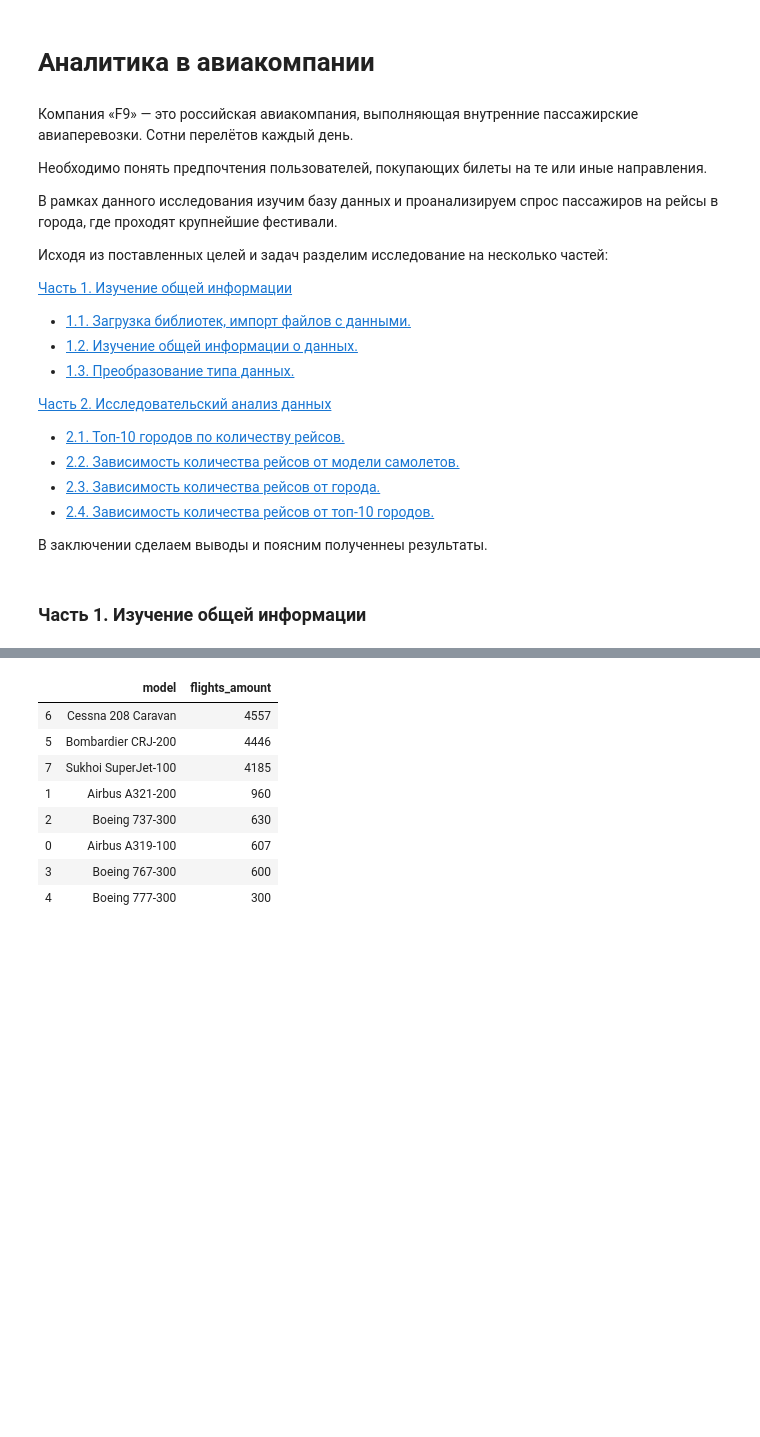
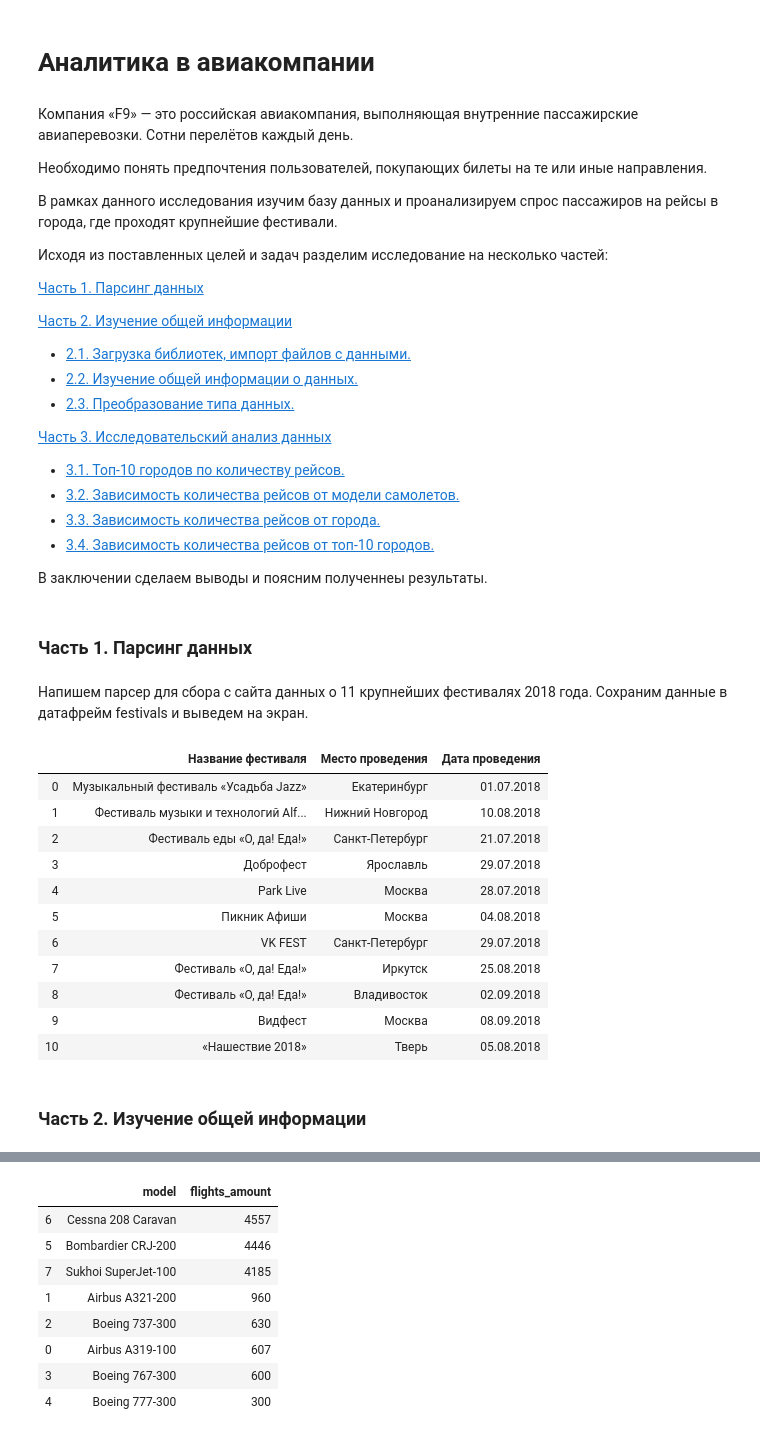
Before and after one commit to alekseeva-julie/Yandex, a Jupyter notebook: 05. Сбор и хранение данных/Airline_analytics.ipynb, the cells around one changed output, grey strips where cells are left out. Cells and saved outputs as stored; diff of their text form; code cells hidden in the pictures; blank space fills up the shorter version.

```diff
--- a/05. Сбор и хранение данных/Airline_analytics.ipynb
+++ b/05. Сбор и хранение данных/Airline_analytics.ipynb
@@ -9,15 +9,19 @@
 
 Исходя из поставленных целей и задач разделим исследование на несколько частей:
 
-[Часть 1. Изучение общей информации](#1.)
-* [1.1. Загрузка библиотек, импорт файлов с данными.](#1.1.)
-* [1.2. Изучение общей информации о данных.](#1.2.)
-* [1.3. Преобразование типа данных.](#1.3.)
+[Часть 1. Парсинг данных](#1.)
 
-[Часть 2. Исследовательский анализ данных](#2.)
-* [2.1. Топ-10 городов по количеству рейсов.](#2.1.)
-* [2.2. Зависимость количества рейсов от модели самолетов.](#2.2.)
-* [2.3. Зависимость количества рейсов от города.](#2.3.)
-* [2.4. Зависимость количества рейсов от топ-10 городов.](#2.4.)
+[Часть 2. Изучение общей информации](#2.)
+* [2.1. Загрузка библиотек, импорт файлов с данными.](#2.1.)
+* [2.2. Изучение общей информации о данных.](#2.2.)
+* [2.3. Преобразование типа данных.](#2.3.)
+
+[Часть 3. Исследовательский анализ данных](#3.)
+* [3.1. Топ-10 городов по количеству рейсов.](#3.1.)
+* [3.2. Зависимость количества рейсов от модели самолетов.](#3.2.)
+* [3.3. Зависимость количества рейсов от города.](#3.3.)
+* [3.4. Зависимость количества рейсов от топ-10 городов.](#3.4.)
 
 В заключении сделаем выводы и поясним полученнеы результаты.
+# %% [markdown]
+### Часть 1. Парсинг данных
@@ -24,3 +35,48 @@
+# %% [markdown]
+Напишем парсер для сбора с сайта данных о 11 крупнейших фестивалях 2018 года. Сохраним данные в датафрейм festivals и выведем на экран.
+# %%
+# Сохраним ссылку в переменной URL
+URL = 'https://code.s3.yandex.net/learning-materials/data-analyst/festival_news/index.html'
+
+# Cохраним объект response в переменную req
+req = requests.get(URL)
+# print(req.text)
+
+soup = BeautifulSoup(req.text, 'lxml')
+table = soup.find('table',attrs={"id": "best_festivals"})
+# print(table)
+
+# Список, в котором будут храниться названия столбцов
+heading_table = []
+for row in table.find_all('th'):
+    heading_table.append(row.text)
+# print(heading_table)
+
+# Список, в котором будут храниться данные из таблицы
+content=[]
+for row in table.find_all('tr'):
+    if not row.find_all('th'):
+            content.append([element.text for element in row.find_all('td')])
+# print(content)
+
+# Сохраним данные в датафрейме festivals
+festivals = pd.DataFrame(content, columns=heading_table)
+
+# Выведем результат на экран
+display(festivals)
+# %% [output]
+|  | Название фестиваля | Место проведения | Дата проведения |
+| 0 | Музыкальный фестиваль «Усадьба Jazz» | Екатеринбург | 01.07.2018 |
+| 1 | Фестиваль музыки и технологий Alf... | Нижний Новгород | 10.08.2018 |
+| 2 | Фестиваль еды «О, да! Еда!» | Санкт-Петербург | 21.07.2018 |
+| 3 | Доброфест | Ярославль | 29.07.2018 |
+| 4 | Park Live | Москва | 28.07.2018 |
+| 5 | Пикник Афиши | Москва | 04.08.2018 |
+| 6 | VK FEST | Санкт-Петербург | 29.07.2018 |
+| 7 | Фестиваль «О, да! Еда!» | Иркутск | 25.08.2018 |
+| 8 | Фестиваль «О, да! Еда!» | Владивосток | 02.09.2018 |
+| 9 | Видфест | Москва | 08.09.2018 |
+| 10 | «Нашествие 2018» | Тверь | 05.08.2018 |
 # %% [markdown]
-### Часть 1. Изучение общей информации
+### Часть 2. Изучение общей информации
 # %% [markdown]
```
Also changed, not shown: parts of 10 cells of this notebook, 2 other files.
